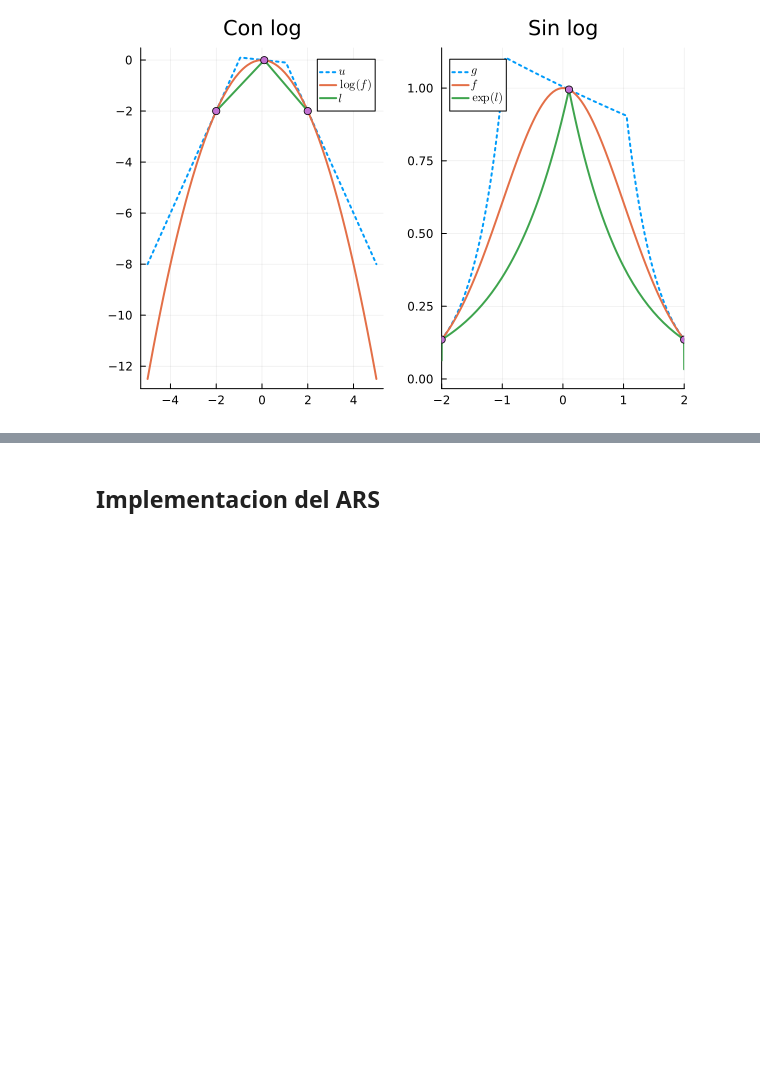
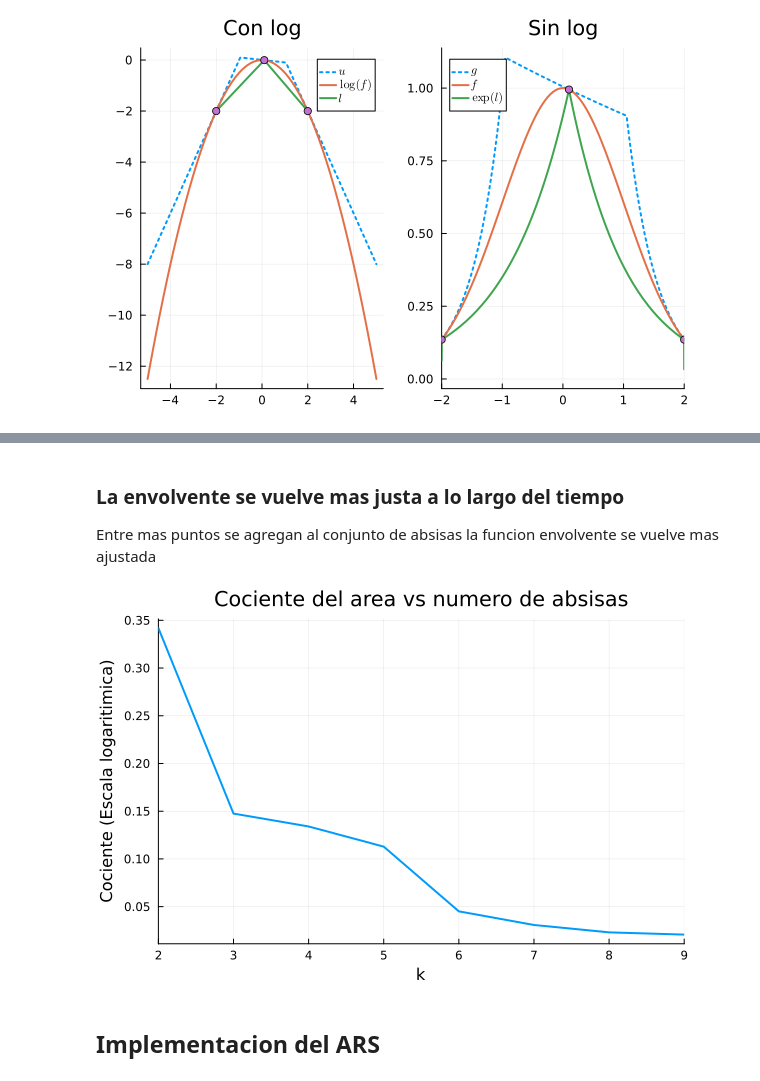
Before and after one commit to rubal501/simulacion-logconcava, a Jupyter notebook: notebooks/ARS.ipynb, the cells around one changed output, grey strips where cells are left out. Cells and saved outputs as stored; diff of their text form; code cells hidden in the pictures; blank space fills up the shorter version.

```diff
--- a/notebooks/ARS.ipynb
+++ b/notebooks/ARS.ipynb
@@ -163 +163,5 @@ title!(L"Muestreo de $g/A$")
+# %% [markdown]
+### La envolvente se vuelve mas justa a lo largo del tiempo
+
+Entre mas puntos se agregan al conjunto de absisas la funcion envolvente se vuelve mas ajustada
 # %%
@@ -185,11 +188,12 @@ end
 # %%
-#=
 plt = plot([j for j in 2:length(big_T)],log.(ratios),
 lw = 2,
 label=""
 )
 xlabel!("k")
 ylabel!("Cociente (Escala logaritimica)")
 xlims!(2,length(big_T))
-savefig(plt,"ratios.svg")
-=#
+title!("Cociente del area vs numero de absisas")
+#savefig(plt,"ratios.svg")
+# %% [output]
+[figure, added]
```
Also changed, not shown: parts of 19 cells of this notebook, 2 other files.
